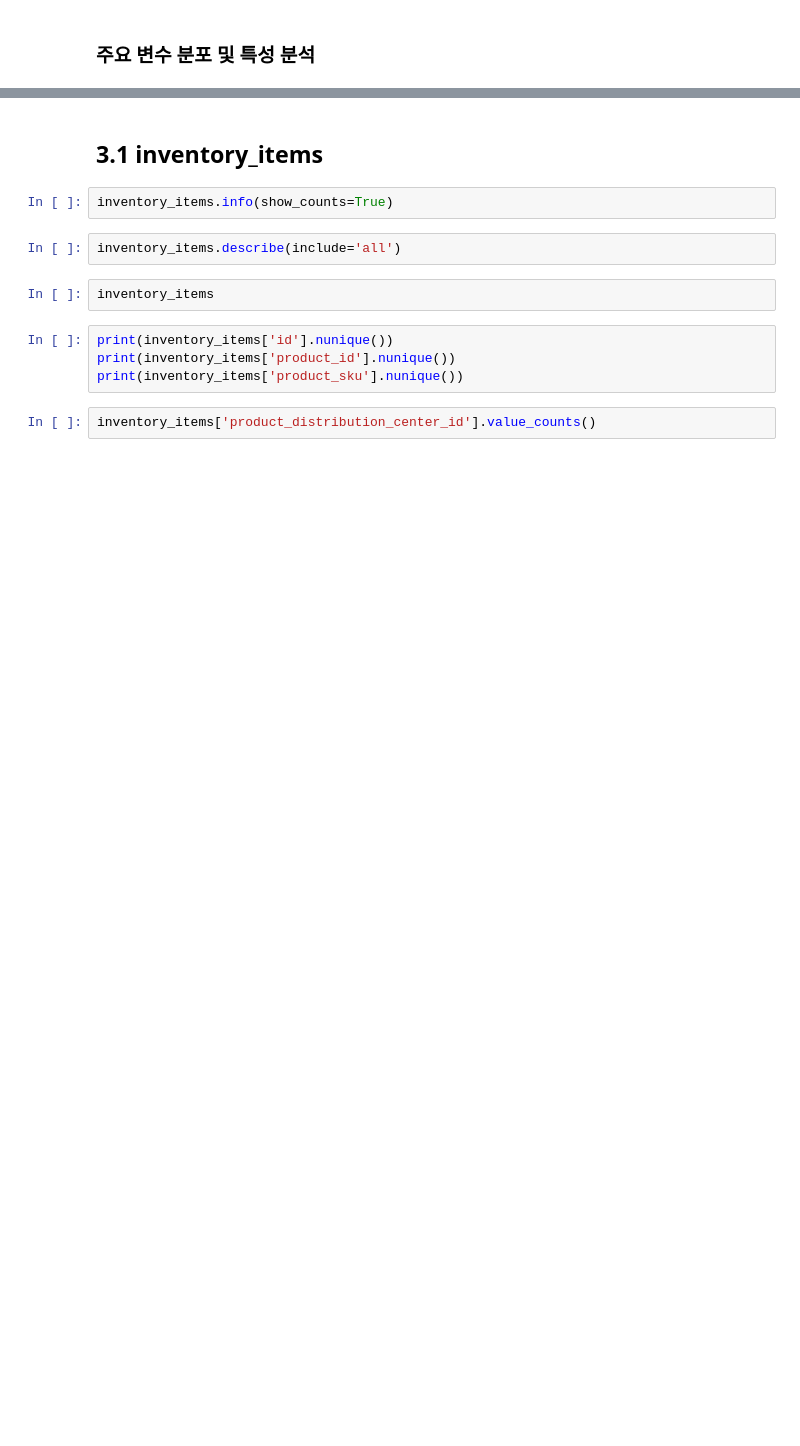
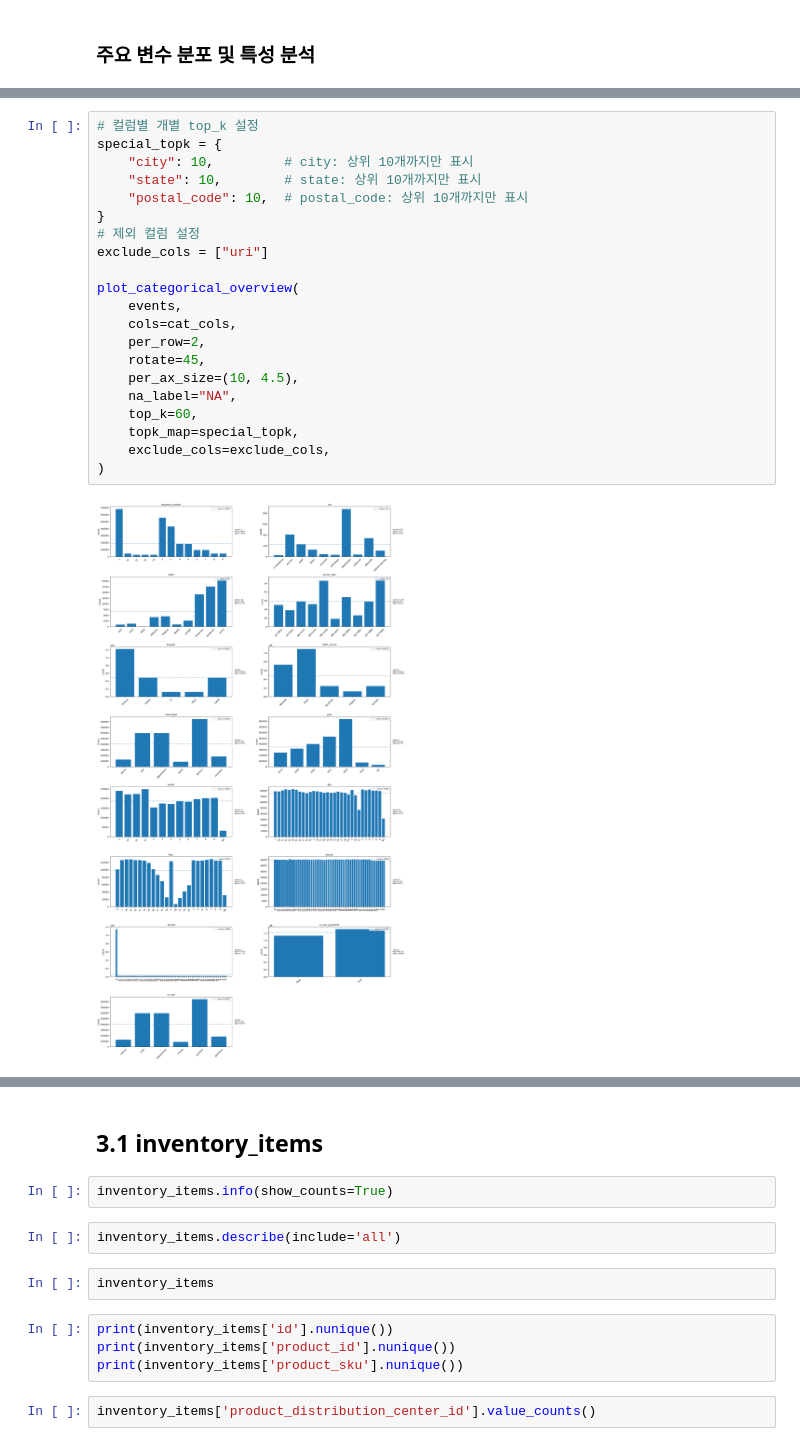
Before and after one commit to kimjiji8105/purchase-conversion-prediction, a Jupyter notebook: src/eda/notebooks/01_EDA.ipynb, the cells around one changed output, grey strips where cells are left out. Saved outputs shown, nothing was run; the diff lists cells and outputs as text; blank space fills up the shorter version.

```diff
--- a/src/eda/notebooks/01_EDA.ipynb
+++ b/src/eda/notebooks/01_EDA.ipynb
@@ -277,0 +372,23 @@ analyze_categorical(events, cat_cols, top_n=5, bottom_n=5, value_head=20)
+# %%
+# 컬럼별 개별 top_k 설정
+special_topk = {
+    "city": 10,         # city: 상위 10개까지만 표시
+    "state": 10,        # state: 상위 10개까지만 표시
+    "postal_code": 10,  # postal_code: 상위 10개까지만 표시
+}
+# 제외 컬럼 설정
+exclude_cols = ["uri"]
+
+plot_categorical_overview(
+    events,
+    cols=cat_cols,
+    per_row=2,
+    rotate=45,
+    per_ax_size=(10, 4.5),
+    na_label="NA",
+    top_k=60,
+    topk_map=special_topk,
+    exclude_cols=exclude_cols,
+)
+# %% [output]
+[figure, added]
```
Also changed, not shown: parts of 76 cells of this notebook, 2 other files.
